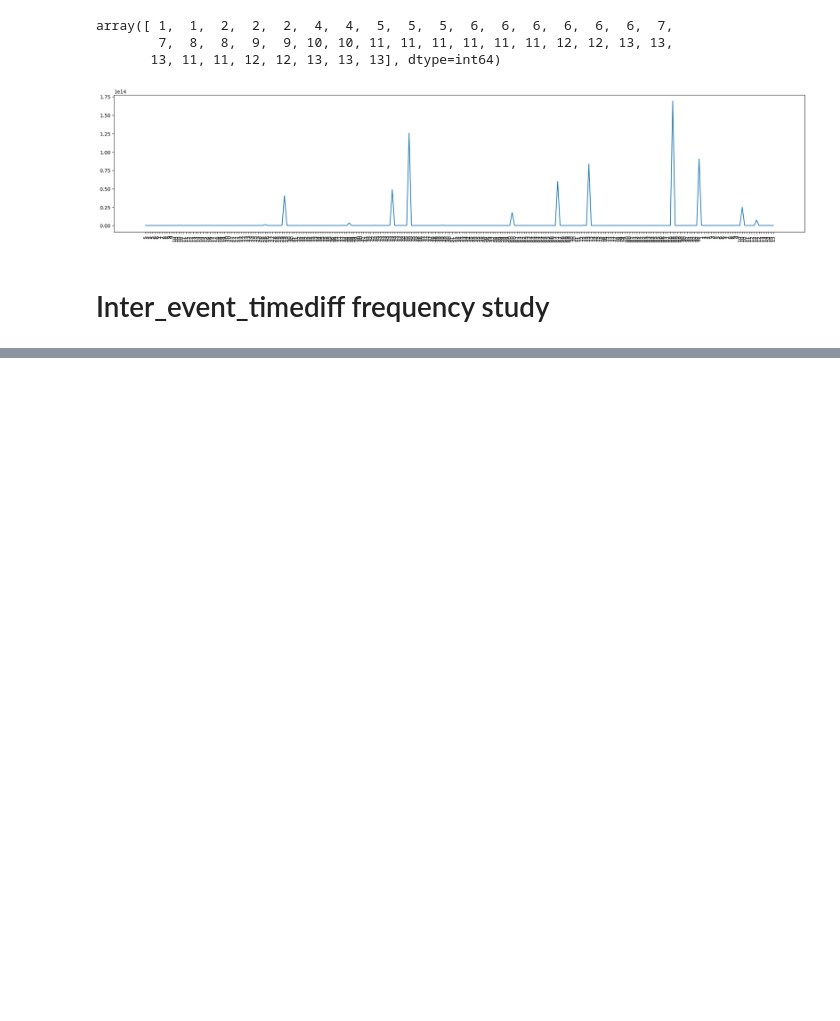
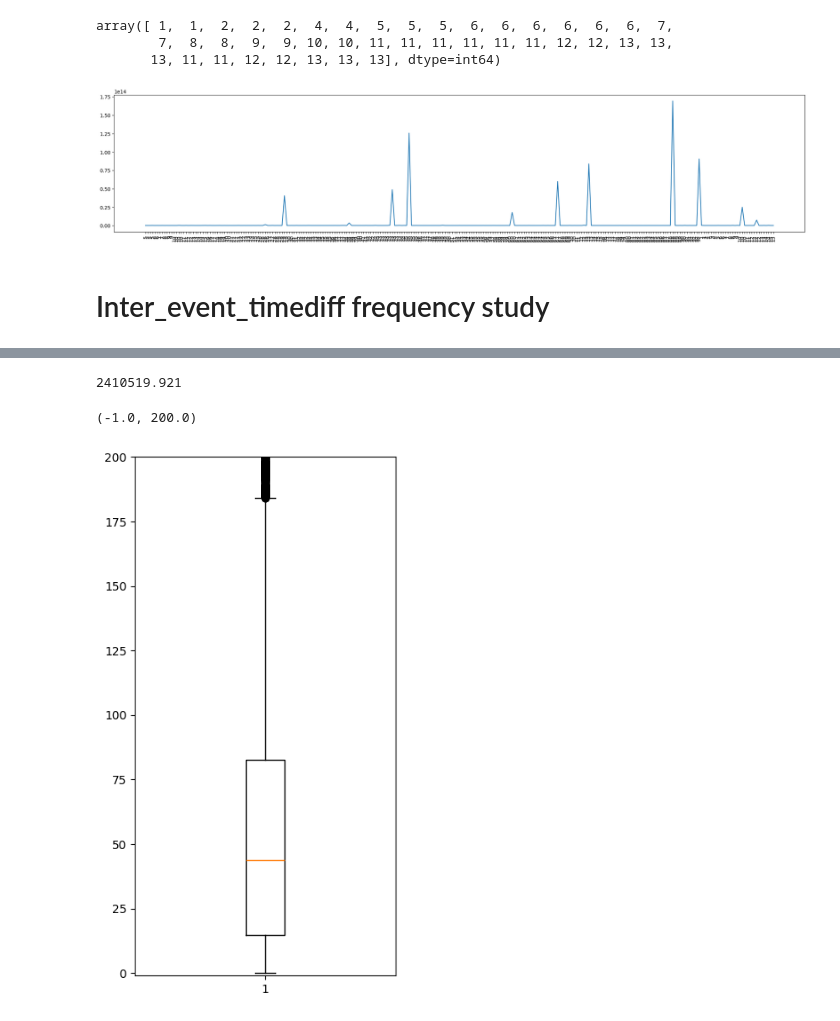
Before and after one commit to denis-james/Game-Data-Churn-Analysis, a Jupyter notebook: Analysis.ipynb, the cells around one changed output, grey strips where cells are left out. Drawn from its saved outputs; the diff is of its cells as text; code cells hidden in the pictures; blank space fills up the shorter version.

```diff
--- a/Analysis.ipynb
+++ b/Analysis.ipynb
@@ -132,3 +142,7 @@ plt.xticks(ValuesToPlot.index,ValuesToPlot['Phase'],rotation=90);
 [figure]
 # %% [markdown]
 # Inter_event_timediff frequency study
+# %%
+InterEventTimeDifferences=MasterDataset.reset_index(drop=True)['Inter_event_timediff'].dt.total_seconds()
+MasterDataset.reset_index(drop=True).loc[InterEventTimeDifferences.idxmin()-2:InterEventTimeDifferences.idxmin()+2,:]
+# This is suspicious. Phase 8 is being `completed` and right 0.126 seconds after that the next phase is being completed without even a `start` event.
@@ -134,0 +169,4 @@ plt.xticks(ValuesToPlot.index,ValuesToPlot['Phase'],rotation=90);
+# %%
+InterEventTimeDifferences.max()
+# %% [output]
+2410519.921
@@ -135,2 +175,9 @@ plt.xticks(ValuesToPlot.index,ValuesToPlot['Phase'],rotation=90);
+# %%
+plt.figure(figsize=(4,8))
+plt.boxplot(InterEventTimeDifferences)
+plt.ylim(-1,200)
+# %% [output]
+(-1.0, 200.0)
+[figure, added]
 # %%
 plt.figure(figsize=(15,5))
```
Also changed, not shown: parts of 13 cells of this notebook, 2 other files.
